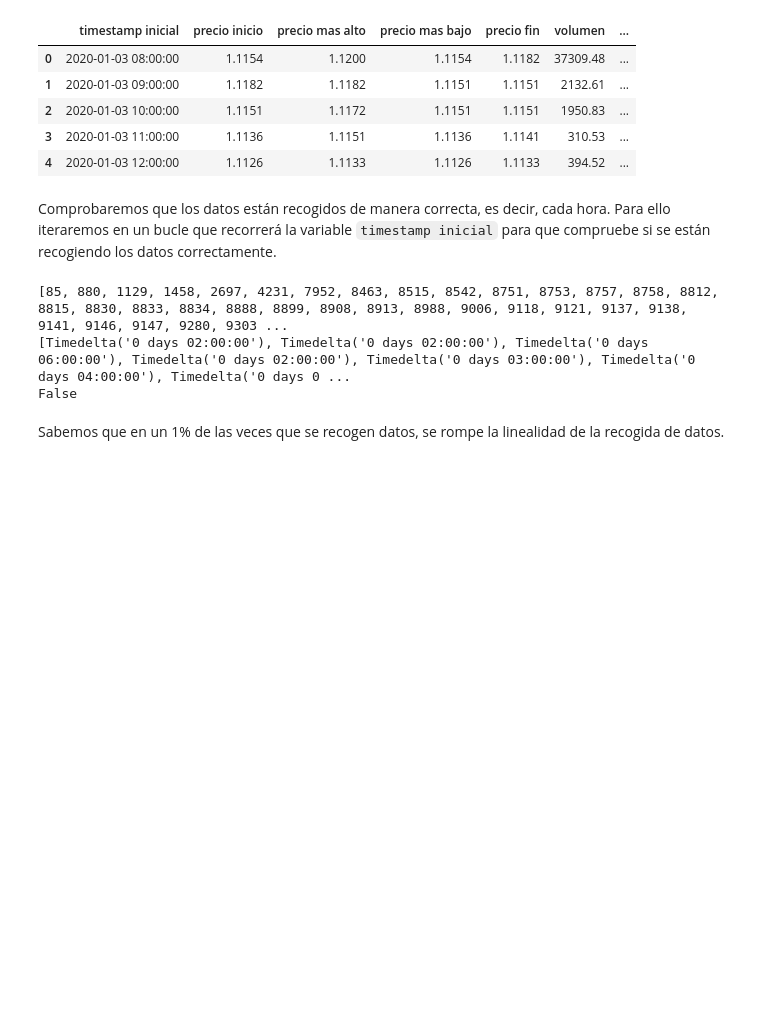
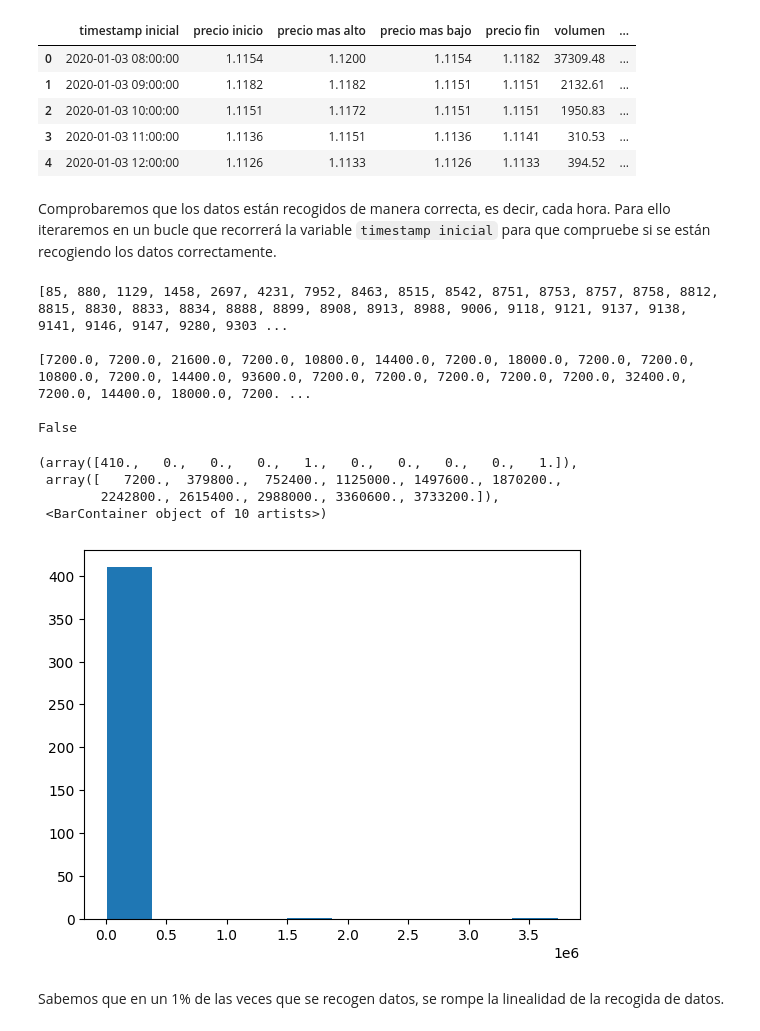
Before and after one commit to PepeRoConde/AP_FoleRomero, a Jupyter notebook: p4/p4.ipynb, the cells around one changed output. Drawn from its saved outputs; the diff is of its cells as text; code cells hidden in the pictures; blank space fills up the shorter version.

```diff
--- a/p4/p4.ipynb
+++ b/p4/p4.ipynb
@@ -101,25 +101,31 @@ Comprobaremos que los datos están recogidos de manera correcta, es decir, cada
 # %%
 hora = pd.Timedelta(seconds=3600)
 fechas = df[:-1]['timestamp inicial']
 fechassegundos = pd.to_datetime(fechas, format='%d.%m.%Y %H:%M:%S')
 instancias = []
 diferencias = []
 cadahora = True
 
 for i in range(len(fechassegundos) - 1):  # Hasta el penúltimo índice
     if (fechassegundos.iloc[i + 1] - fechassegundos.iloc[i]) != hora:
         instancias.append(i)
         cadahora = False
-        diferencias.append(fechassegundos.iloc[i + 1] - fechassegundos.iloc[i])
+        diferencias.append((fechassegundos.iloc[i + 1] - fechassegundos.iloc[i]).total_seconds())
 
-print(instancias)
-print(diferencias)
+print(instancias, diferencias, cadahora, sep = '\n\n')
 
-print(cadahora)
+plt.hist(diferencias)
 # %% [output]
 [85, 880, 1129, 1458, 2697, 4231, 7952, 8463, 8515, 8542, 8751, 8753, 8757, 8758, 8812, 8815, 8830, 8833, 8834, 8888, 8899, 8908, 8913, 8988, 9006, 9118, 9121, 9137, 9138, 9141, 9146, 9147, 9280, 9303 ...
-[Timedelta('0 days 02:00:00'), Timedelta('0 days 02:00:00'), Timedelta('0 days 06:00:00'), Timedelta('0 days 02:00:00'), Timedelta('0 days 03:00:00'), Timedelta('0 days 04:00:00'), Timedelta('0 days 0 ...
+
+[7200.0, 7200.0, 21600.0, 7200.0, 10800.0, 14400.0, 7200.0, 18000.0, 7200.0, 7200.0, 10800.0, 7200.0, 14400.0, 93600.0, 7200.0, 7200.0, 7200.0, 7200.0, 7200.0, 32400.0, 7200.0, 14400.0, 18000.0, 7200. ...
+
 False
+(array([410.,   0.,   0.,   0.,   1.,   0.,   0.,   0.,   0.,   1.]),
+ array([   7200.,  379800.,  752400., 1125000., 1497600., 1870200.,
+        2242800., 2615400., 2988000., 3360600., 3733200.]),
+ <BarContainer object of 10 artists>)
+[figure, added]
 # %% [markdown]
 Sabemos que en un 1% de las veces que se recogen datos, se rompe la linealidad de la recogida de datos.
 # %%
```
Also changed, not shown: parts of 27 cells of this notebook, 3 other files.
